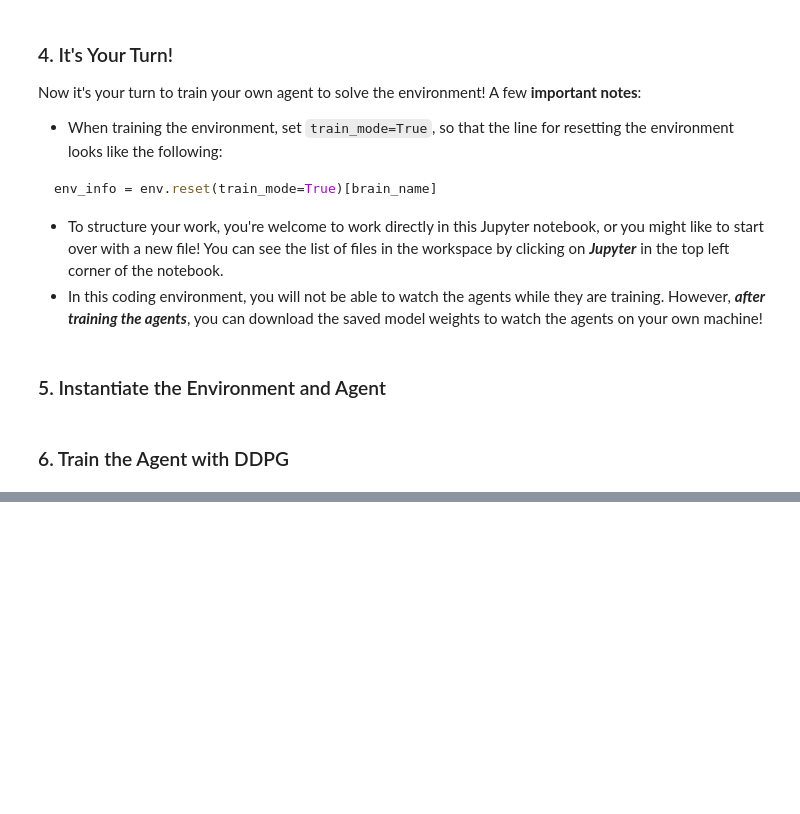
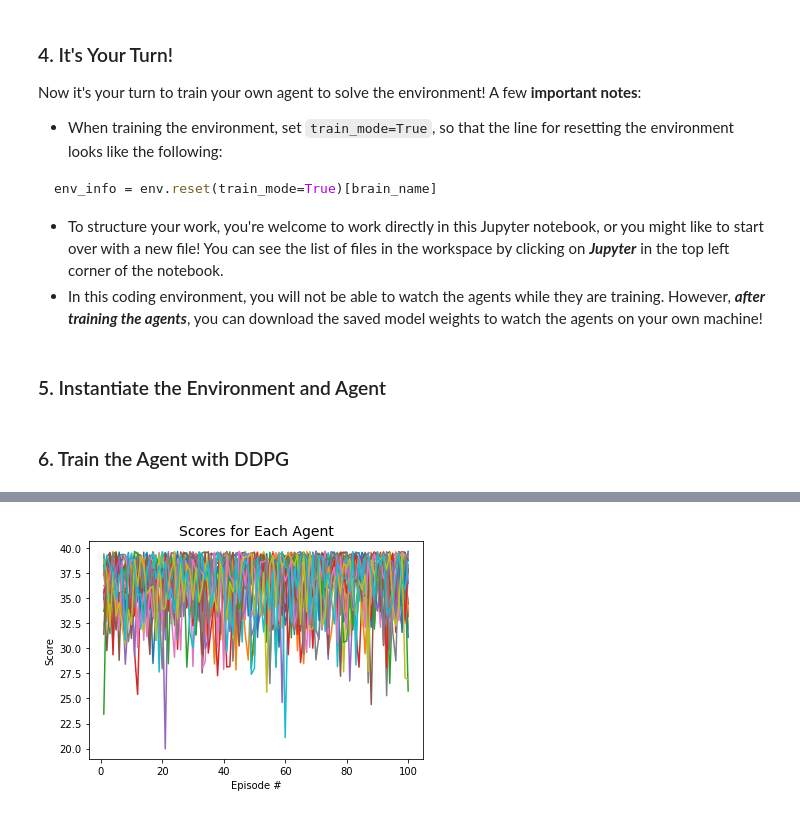
Before and after one commit to udaygoel/Deep-Reinforcement-Learning, a Jupyter notebook: Continuous Control - Actor Critic Methods/Continuous_Control.ipynb, the cells around one changed output, grey strips where cells are left out. Saved outputs shown, nothing was run; the diff lists cells and outputs as text; code cells hidden in the pictures; blank space fills up the shorter version.

```diff
--- a/Continuous Control - Actor Critic Methods/Continuous_Control.ipynb
+++ b/Continuous Control - Actor Critic Methods/Continuous_Control.ipynb
@@ -677,0 +219,31 @@ array([ 0.,  0.,  0.,  0.])
+# %%
+# Load trained agent
+from ddpg_agent import Agent
+trained_agent = Agent(state_size=state_size, action_size=action_size, random_seed=2, num_agents=num_agents)
+
+actor_state_dict = torch.load('./checkpoint_actor.pth', map_location=lambda storage, loc:storage)
+critic_state_dict = torch.load('./checkpoint_critic.pth', map_location=lambda storage, loc:storage)
+
+trained_agent.actor_local.load_state_dict(actor_state_dict)
+trained_agent.critic_local.load_state_dict(critic_state_dict)
+# %%
+test_scores = []
+for i_episode in range(1, 101):
+    env_info = env.reset(train_mode=True)[brain_name]      # reset the environment
+    states = env_info.vector_observations                  # get the current state (for each agent)
+    score_i = np.zeros(num_agents)                          # initialize the score (for each agent)
+    while True:
+        actions = trained_agent.act(states)                        # select an action (for each agent)
+        env_info = env.step(actions)[brain_name]           # send all actions to tne environment
+        next_states = env_info.vector_observations         # get next state (for each agent)
+        rewards = env_info.rewards                         # get reward (for each agent)
+        dones = env_info.local_done                        # see if episode finished
+        score_i += env_info.rewards                         # update the score (for each agent)
+        states = next_states                               # roll over states to next time step
+        if np.any(dones):                                  # exit loop if episode finished
+            break
+
+    if i_episode % 10 == 0:
+        print('Episode: {}\tScore: {:.2f}'.format(i_episode, np.mean(score_i)))
+    test_scores.append(score_i)
+print('Total scores (averaged over agents) over 100 episodes: {:.2f}'.format(np.mean(test_scores)))
@@ -677,0 +262,10 @@ array([ 0.,  0.,  0.,  0.])
+# %%
+fig = plt.figure()
+ax = fig.add_subplot(111)
+plt.plot(np.arange(1, len(test_scores)+1), test_scores)
+plt.ylabel('Score')
+plt.xlabel('Episode #')
+plt.title('Scores for Each Agent', size=14)
+plt.show()
+# %% [output]
+[figure, added]
```
Also changed, not shown: parts of 54 cells of this notebook, 6 other files.
